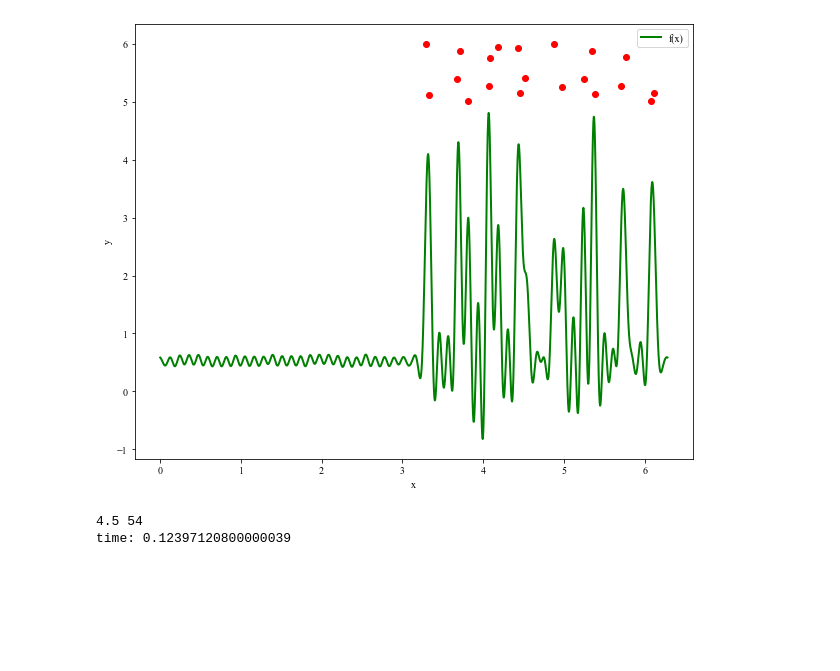
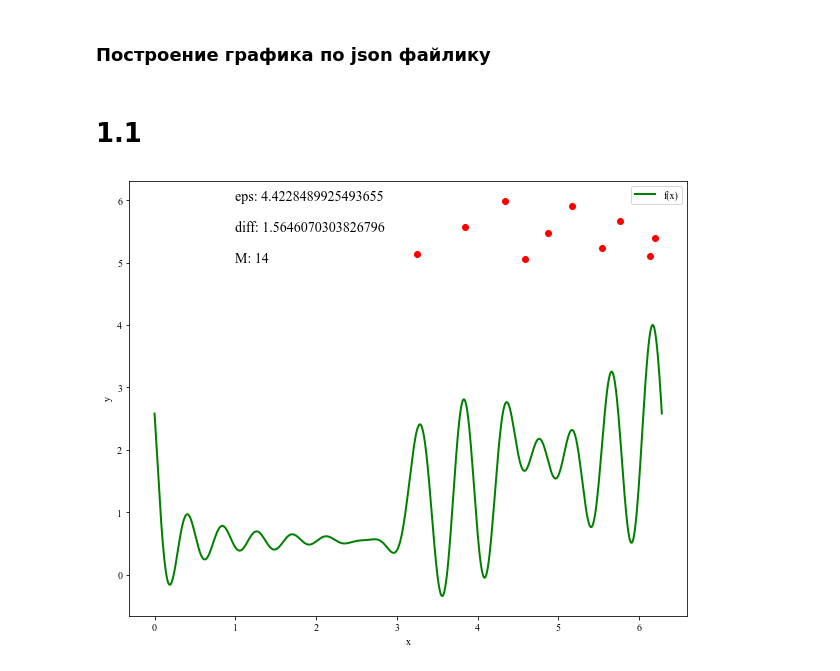
Before and after one commit to l3r8yJ/blyad, a Jupyter notebook: graph.ipynb, the cells around one changed output. Drawn from its saved outputs; the diff is of its cells as text; code cells hidden in the pictures; blank space fills up the shorter version.

Commit message:
near true graphics

```diff
--- a/graph.ipynb
+++ b/graph.ipynb
@@ -3,40 +3,46 @@ import json
 import matplotlib.pyplot as plt
 import numpy as np
 import time
-# %%
-f_case = open('case_2_1.json')
-data_case = json.load(f_case)
-x_axis = np.array(data_case['XAXIS'])
-fy_axis = np.array(data_case['YAXIS'])
-N = data_case['N']
-M = data_case['M']
-r = data_case['R']
-phi = data_case['PHI']
-eps = data_case['EPS']
-delta = 0.1
+# %% [markdown]
+### Построение графика по json файлику
 # %%
-start = time.perf_counter()
-plt.figure(figsize=(10, 8))
-plt.rcParams["font.family"] = "serif"
-plt.rcParams["font.serif"] = ["Times New Roman"]
-plt.xlabel('x')
-plt.ylabel('y')
-plt.plot(x_axis, fy_axis, color='g', label='f(x)', lw=2, fillstyle='none')#f(x)
+def graph(name: str) -> None:
+  f_case = open(name)
+  data_case = json.load(f_case)
+  x_axis = np.array(data_case['XAXIS'])
+  fy_axis = np.array(data_case['YAXIS'])
+  N = data_case['N']
+  M = data_case['M']
+  r = data_case['R']
+  phi = data_case['PHI']
+  eps = data_case['EPS']
+  delta = 0.1
+  plt.figure(figsize=(10, 8))
+  plt.rcParams["font.family"] = "serif"
+  plt.rcParams["font.serif"] = ["Times New Roman"]
+  plt.xlabel('x')
+  plt.ylabel('y')
+  plt.plot(x_axis, fy_axis, color='g', label='f(x)', lw=2, fillstyle='none')#f(x)
+  font = {
+    'size': 14
+  }
+  plt.text(1, 6, f"eps: {data_case['EPS']}", fontdict=font)
+  plt.text(1, 5.5, f"diff: {data_case['DIFF']}", fontdict=font)
+  plt.text(1, 5, f"M: {data_case['M']}", fontdict=font)
+  cx_axis = [[]*(N+1) for i in range(N+1)] #точки
+  cy_axis = [[]*(N+1) for i in range(N+1)]
 
-cx_axis = [[]*(N+1) for i in range(N+1)]#точки
-cy_axis = [[]*(N+1) for i in range(N+1)]
-
-for j in range (N+1):
-  cy_axis[j] = np.arange(r[j],r[j]+delta, delta+1)
-  for x in cy_axis[j]:
-    cx_axis[j].append(phi[j])
-for j in range(N):
-  plt.plot(cx_axis[j], cy_axis[j], color='r', lw=5, fillstyle='full', marker='o')
-plt.legend()
-plt.show()
-print(eps,M)
-print("time:", time.perf_counter() - start)
+  for j in range (N+1):
+    cy_axis[j] = np.arange(r[j],r[j]+delta, delta+1)
+    for x in cy_axis[j]:
+      cx_axis[j].append(phi[j])
+  for j in range(N):
+    plt.plot(cx_axis[j], cy_axis[j], color='r', lw=5, fillstyle='full', marker='o')
+  plt.legend()
+  plt.show()
-# %% [output]
-[figure, removed]
-4.5 54
-time: 0.12397120800000039
+# %% [markdown]
+# 1.1
+# %%
+graph('case_1_1.json')
+# %% [output]
+[figure, added]
```
Also changed, not shown: parts of 6 cells of this notebook, 1 other file.
